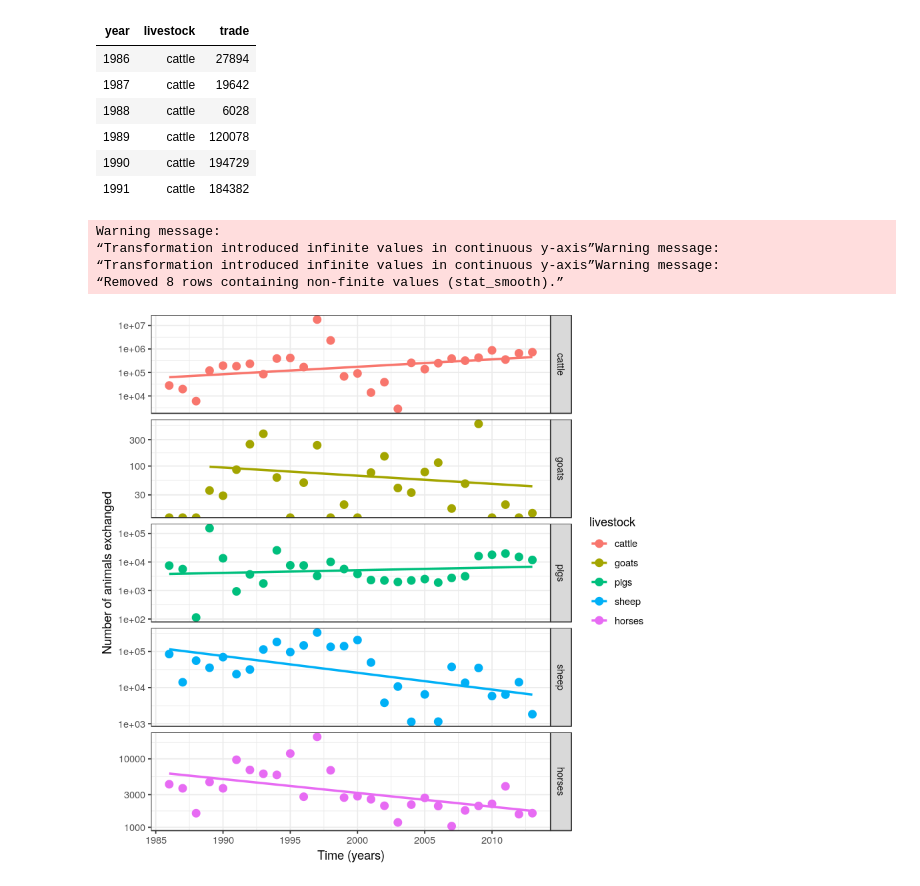
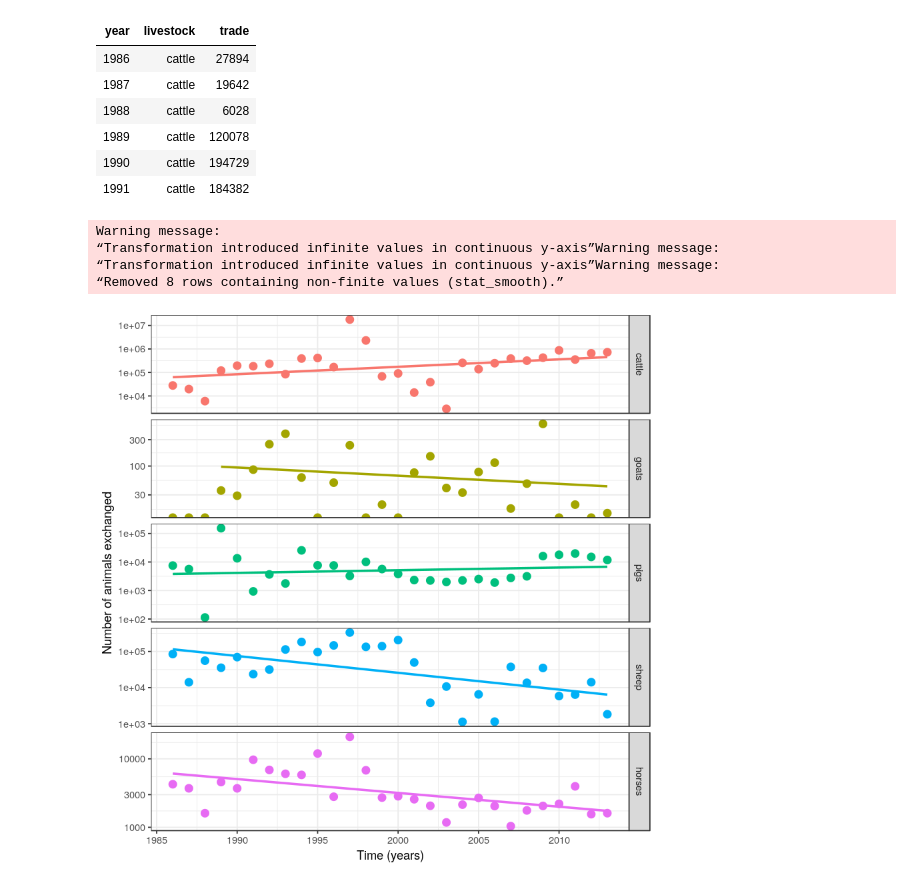
Before and after one commit to maxbiostat/FMDV_AMERICA, a Jupyter notebook: CODE/notebooks/Trade_through_time.ipynb, the cells around one changed output. Drawn from its saved outputs; the diff is of its cells as text; code cells hidden in the pictures.

```diff
--- a/CODE/notebooks/Trade_through_time.ipynb
+++ b/CODE/notebooks/Trade_through_time.ipynb
@@ -69,17 +63,17 @@ head(forPlot)
 # %%
 p <- ggplot(forPlot, aes(x = year, y = trade, colour = livestock, fill = livestock))
 q <- p +
   geom_point(size = 3) +
   geom_smooth(method = "gam", se = FALSE) +
   scale_y_log10("Number of animals exchanged") +
   scale_x_continuous("Time (years)") +
   facet_grid(livestock~., scales = "free_y") +
-#   guides(fill = FALSE, colour = FALSE) +
+  guides(fill = FALSE, colour = FALSE) +
   theme_bw()
 q
 # %% [output]
 Warning message:
 “Transformation introduced infinite values in continuous y-axis”Warning message:
 “Transformation introduced infinite values in continuous y-axis”Warning message:
 “Removed 8 rows containing non-finite values (stat_smooth).”
-[figure, old version]
+[figure, new version]
```
Also changed, not shown: parts of 2 cells of this notebook.
